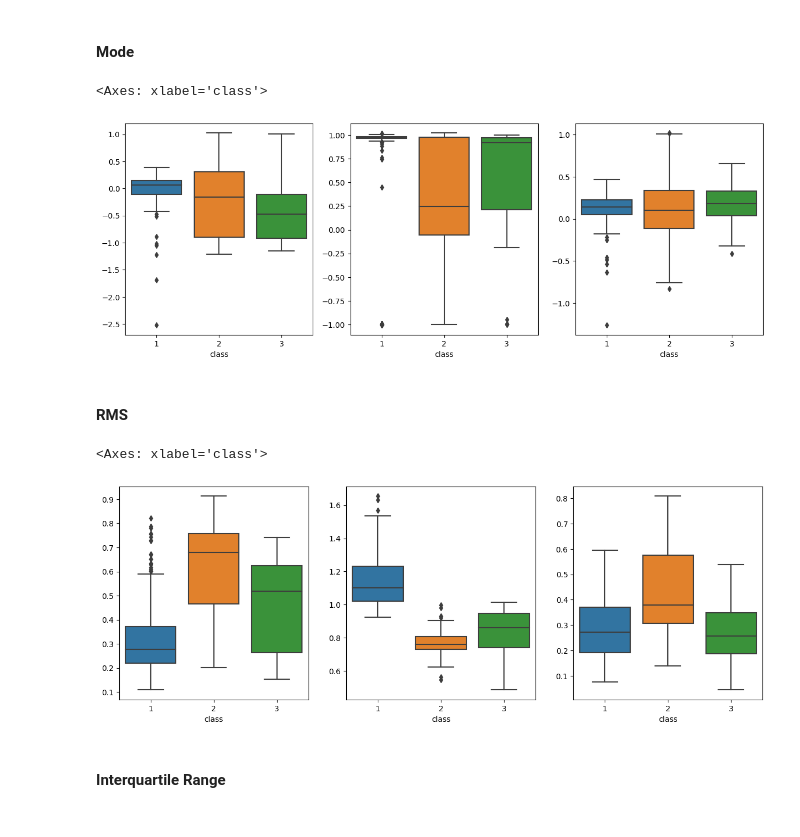
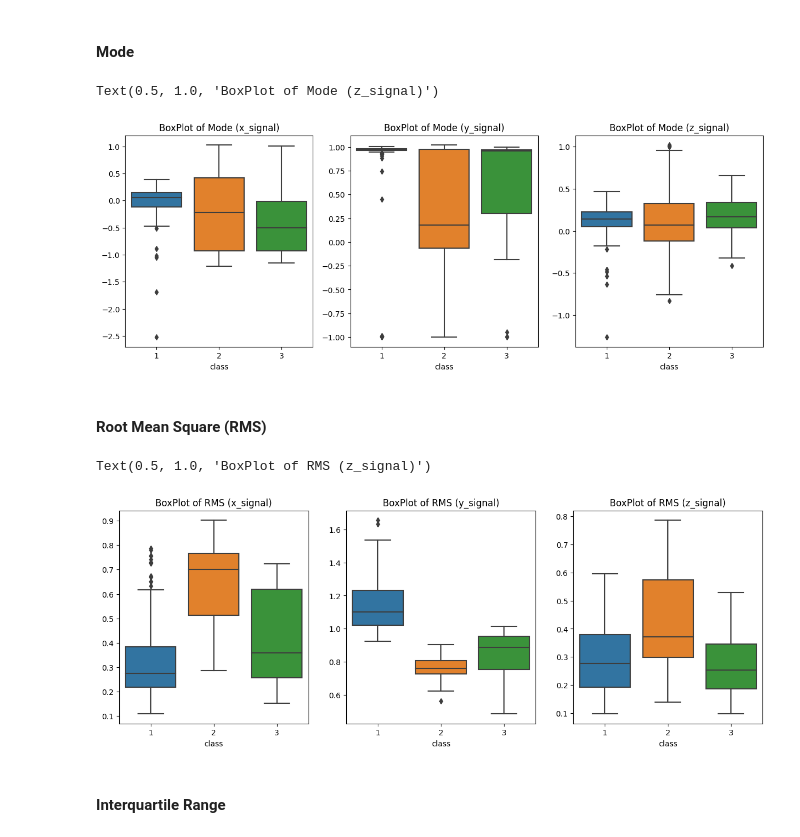
Before and after one commit to Vinavil334/SL4HD, a Jupyter notebook: Project.ipynb, the cells around one changed output. Drawn from its saved outputs; the diff is of its cells as text; code cells hidden in the pictures.

```diff
--- a/Project.ipynb
+++ b/Project.ipynb
@@ -48,3 +46,10 @@ li = []
 for filename in all_files:
     d_file = pd.read_csv(filename, names = ["x","y","z","t"])
     li.append(d_file)
+# %%
+#divide li in train and test using the command train_test_split
+from sklearn.model_selection import train_test_split
+li, li_test, d_classes, d_classes_test = train_test_split(li, d_classes, test_size=0.3, random_state=42, stratify=d_classes['class'], shuffle=True)
+# %%
+d_classes['class10']=d_classes['class']
+d_classes_test['class10']=d_classes_test['class']
@@ -50,0 +66,3 @@ for filename in all_files:
+# %%
+d_classes.reset_index(drop=True, inplace=True)
+d_classes_test.reset_index(drop=True, inplace=True)
@@ -96,19 +160,29 @@ sns.boxplot(x='class',y=vars_z,data=d_classes,ax=axs[2])
 median_x = []
 median_y = []
 median_z = []
+median_x_test = []
+median_y_test = []
+median_z_test = []
 
 for i in np.arange(len(li)):
     t = np.asarray(li[i].t)
 
     median_x.append(np.median(li[i].x))
+    median_y.append(np.median(li[i].y))
+    median_z.append(np.median(li[i].z))
 
-    median_y.append(np.median(li[i].y))
-
-    median_z.append(np.median(li[i].z))
+for i in np.arange(len(li_test)):
+    median_x_test.append(np.median(li_test[i].x))
+    median_y_test.append(np.median(li_test[i].y))
+    median_z_test.append(np.median(li_test[i].z))
 
 fig, axs = plt.subplots(ncols=3, figsize=(15,5))
 
 sns.boxplot(x='class',y=median_x,data=d_classes,ax=axs[0])
 sns.boxplot(x='class',y=median_y,data=d_classes,ax=axs[1])
 sns.boxplot(x='class',y=median_z,data=d_classes,ax=axs[2])
+
+axs[0].set_title('BoxPlot of Median (x_signal)')
+axs[1].set_title('BoxPlot of Median (y_signal)')
+axs[2].set_title('BoxPlot of Median (z_signal)')
 # %% [output]
@@ -119,34 +193,54 @@ sns.boxplot(x='class',y=median_z,data=d_classes,ax=axs[2])
 # %%
 from scipy import stats
 
 mode_x = []
 mode_y = []
 mode_z = []
+mode_x_test = []
+mode_y_test = []
+mode_z_test = []
 
 for i in np.arange(len(li)):
-    mode_x.append(stats.mode(li[i].x, keepdims = True)[0][0])
-    mode_y.append(stats.mode(li[i].y, keepdims = True)[0][0])
-    mode_z.append(stats.mode(li[i].z, keepdims = True)[0][0])
+    mode_x.append(stats.mode(li[i].x)[0][0])
+    mode_y.append(stats.mode(li[i].y)[0][0])
+    mode_z.append(stats.mode(li[i].z)[0][0])
+
+for i in np.arange(len(li_test)):
+    mode_x_test.append(stats.mode(li_test[i].x)[0][0])
+    mode_y_test.append(stats.mode(li_test[i].y)[0][0])
+    mode_z_test.append(stats.mode(li_test[i].z)[0][0])
 
 fig, axs = plt.subplots(ncols=3, figsize=(15,5))
 
 sns.boxplot(x='class',y=mode_x,data=d_classes,ax=axs[0])
 sns.boxplot(x='class',y=mode_y,data=d_classes,ax=axs[1])
 sns.boxplot(x='class',y=mode_z,data=d_classes,ax=axs[2])
+
+axs[0].set_title('BoxPlot of Mode (x_signal)')
+axs[1].set_title('BoxPlot of Mode (y_signal)')
+axs[2].set_title('BoxPlot of Mode (z_signal)')
 # %% [output]
-<Axes: xlabel='class'>
+Text(0.5, 1.0, 'BoxPlot of Mode (z_signal)')
-[figure, old version]
+[figure, new version]
 # %% [markdown]
-#### RMS
+#### Root Mean Square (RMS)
 # %%
 rms_x = []
 rms_y = []
 rms_z = []
+rms_x_test = []
+rms_y_test = []
+rms_z_test = []
 
 for i in np.arange(len(li)):
     rms_x.append(np.sqrt(np.mean(np.square(li[i].x))))
     rms_y.append(np.sqrt(np.mean(np.square(li[i].y))))
     rms_z.append(np.sqrt(np.mean(np.square(li[i].z))))
+
+for i in np.arange(len(li_test)):
+    rms_x_test.append(np.sqrt(np.mean(np.square(li_test[i].x))))
+    rms_y_test.append(np.sqrt(np.mean(np.square(li_test[i].y))))
+    rms_z_test.append(np.sqrt(np.mean(np.square(li_test[i].z))))
 
 fig, axs = plt.subplots(ncols=3, figsize=(15,5))
 
@@ -155,9 +249,13 @@ sns.boxplot(x='class',y=rms_x,data=d_classes,ax=axs[0])
 sns.boxplot(x='class',y=rms_y,data=d_classes,ax=axs[1])
 
 sns.boxplot(x='class',y=rms_z,data=d_classes,ax=axs[2])
+
+axs[0].set_title('BoxPlot of RMS (x_signal)')
+axs[1].set_title('BoxPlot of RMS (y_signal)')
+axs[2].set_title('BoxPlot of RMS (z_signal)')
 # %% [output]
-<Axes: xlabel='class'>
+Text(0.5, 1.0, 'BoxPlot of RMS (z_signal)')
-[figure, old version]
+[figure, new version]
 # %% [markdown]
 #### Interquartile Range
 # %%
```
Also changed, not shown: parts of 49 cells of this notebook, 2 other files.
